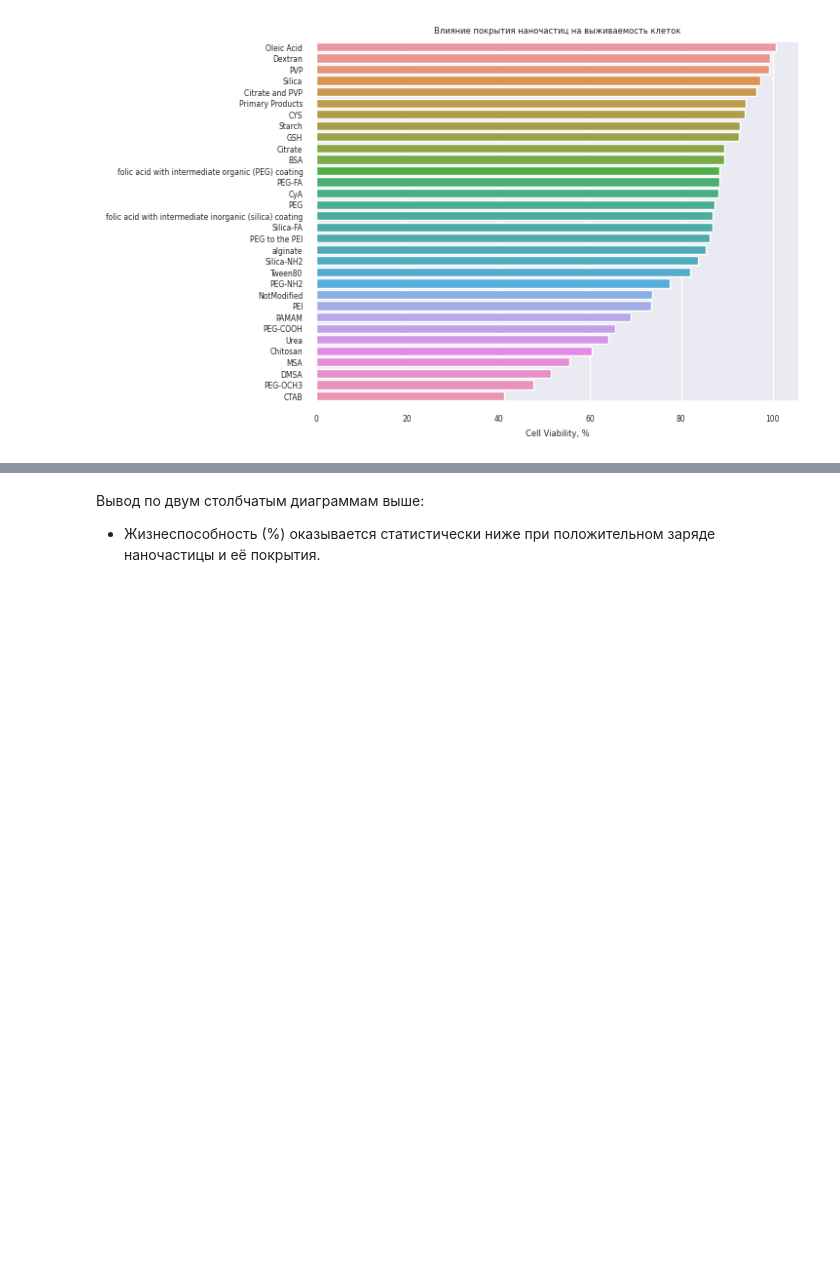
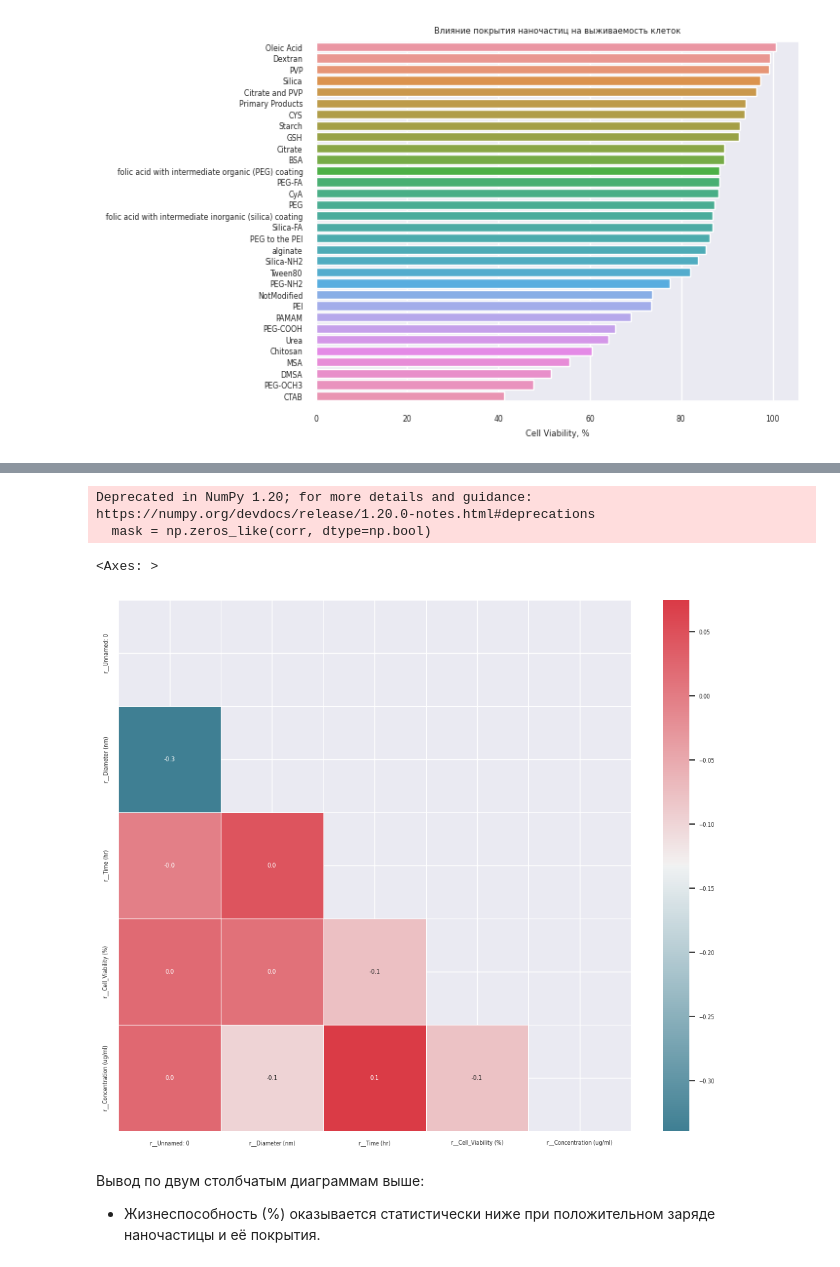
Before and after one commit to dobrotvorn/DataCon23, a Jupyter notebook: Mini_task1.ipynb, the cells around one changed output, grey strips where cells are left out. Drawn from its saved outputs; the diff is of its cells as text; code cells hidden in the pictures; blank space fills up the shorter version.

```diff
--- a/Mini_task1.ipynb
+++ b/Mini_task1.ipynb
@@ -590,3 +592,16 @@ Text(0.5, 1.0, 'Влияние времени действия наночаст
+# %%
+#Пускай временно повисит тут, потом будем разбираться что тут да как
+corr = data_transformed.corr()
+mask = np.zeros_like(corr, dtype=np.bool)
+mask[np.triu_indices_from(mask)] = True
+f, ax = plt.subplots(figsize=(12, 10))
+cmap = sns.diverging_palette(220, 10, as_cmap=True)
+sns.heatmap(corr, cmap=cmap, linewidths=.5, mask=mask,annot=True, fmt='.1f')
+# %% [output]
+Deprecated in NumPy 1.20; for more details and guidance: https://numpy.org/devdocs/release/1.20.0-notes.html#deprecations
+  mask = np.zeros_like(corr, dtype=np.bool)
+<Axes: >
+[figure, added]
 # %% [markdown]
 Вывод по двум столбчатым диаграммам выше:
 
```
Also changed, not shown: parts of 4 cells of this notebook.
